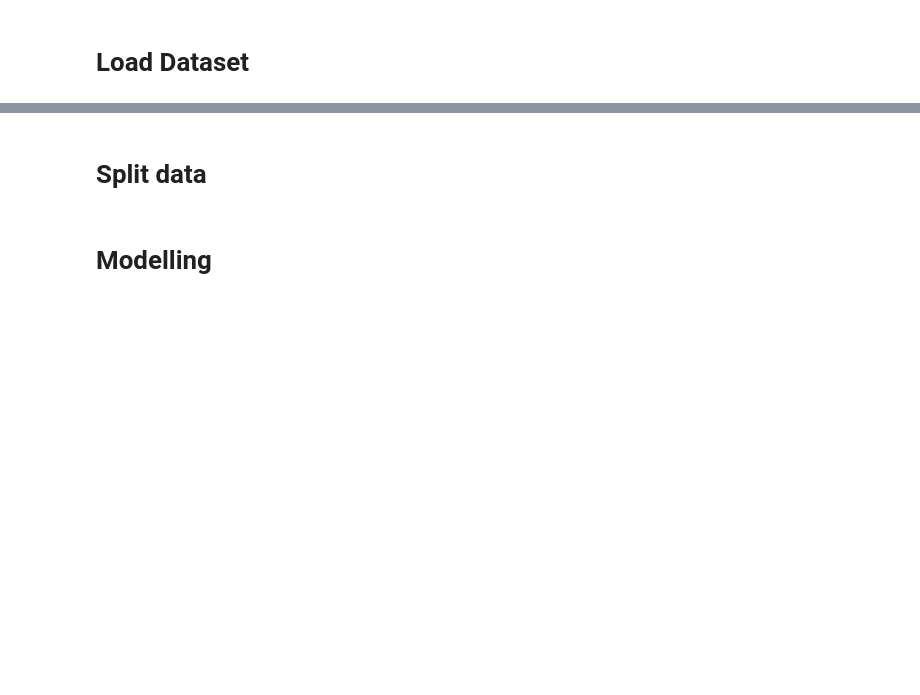
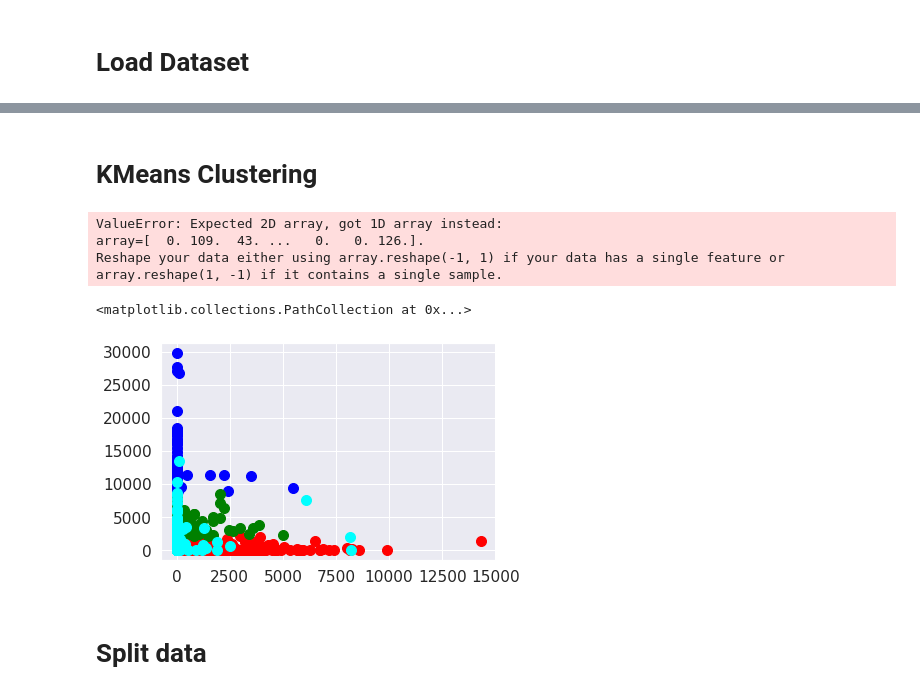
Before and after one commit to costasmexis/spaceship-titanic, a Jupyter notebook: notebooks/Feature Selection.ipynb, the cells around one changed output, grey strips where cells are left out. Cells and saved outputs as stored; diff of their text form; code cells hidden in the pictures; blank space fills up the shorter version.

```diff
--- a/notebooks/Feature Selection.ipynb
+++ b/notebooks/Feature Selection.ipynb
@@ -19,7 +19,7 @@ from sklearn.feature_selection import chi2
 # %%
 def load_dataset(filename, train_or_test):
     df = pd.read_csv(filename)
-    df = df.set_index('PassengerId')
+#     df = df.set_index('PassengerId')
     if(train_or_test):
         df['Transported'] = df['Transported'].astype(int)
         X = df.drop(['Transported'],axis=1)
@@ -32,6 +45,35 @@ X, y = load_dataset('../data/data_train.csv', 1)
+# %%
+X_to_cluster = X.iloc[:,3].values
+# %% [markdown]
+# KMeans Clustering
+# %%
+from sklearn.cluster import KMeans
+wcss = []
+for i in range(1, 11):
+    kmeans = KMeans(n_clusters = i, init = 'k-means++', random_state = 42)
+    kmeans.fit(X_to_cluster)
+    wcss.append(kmeans.inertia_)
+plt.plot(range(1, 11), wcss)
+plt.title('The Elbow Method')
+plt.xlabel('Number of clusters')
+plt.ylabel('WCSS')
+plt.show()
+# %% [output]
+ValueError: Expected 2D array, got 1D array instead:
+array=[  0. 109.  43. ...   0.   0. 126.].
+Reshape your data either using array.reshape(-1, 1) if your data has a single feature or array.reshape(1, -1) if it contains a single sample.
+# %%
+kmeans = KMeans(n_clusters=4, init='k-means++', random_state=42)
+y_kmeans = kmeans.fit_predict(X_to_cluster)
+# %%
+plt.scatter(X_to_cluster[y_kmeans == 0, 0], X_to_cluster[y_kmeans == 0, 1], s = 100, c = 'red', label = 'Cluster 1')
+plt.scatter(X_to_cluster[y_kmeans == 1, 0], X_to_cluster[y_kmeans == 1, 1], s = 100, c = 'blue', label = 'Cluster 2')
+plt.scatter(X_to_cluster[y_kmeans == 2, 0], X_to_cluster[y_kmeans == 2, 1], s = 100, c = 'green', label = 'Cluster 3')
+plt.scatter(X_to_cluster[y_kmeans == 3, 0], X_to_cluster[y_kmeans == 3, 1], s = 100, c = 'cyan', label = 'Cluster 4')
+# %% [output]
+<matplotlib.collections.PathCollection at 0x...>
+[figure, added]
 # %% [markdown]
 # Split data
 # %%
 X_train, X_valid, y_train, y_valid = train_test_split(X,y,stratify=y,test_size=0.2,random_state=0)
-# %% [markdown]
-# Modelling
```
Also changed, not shown: parts of 14 cells of this notebook, 7 other files.
